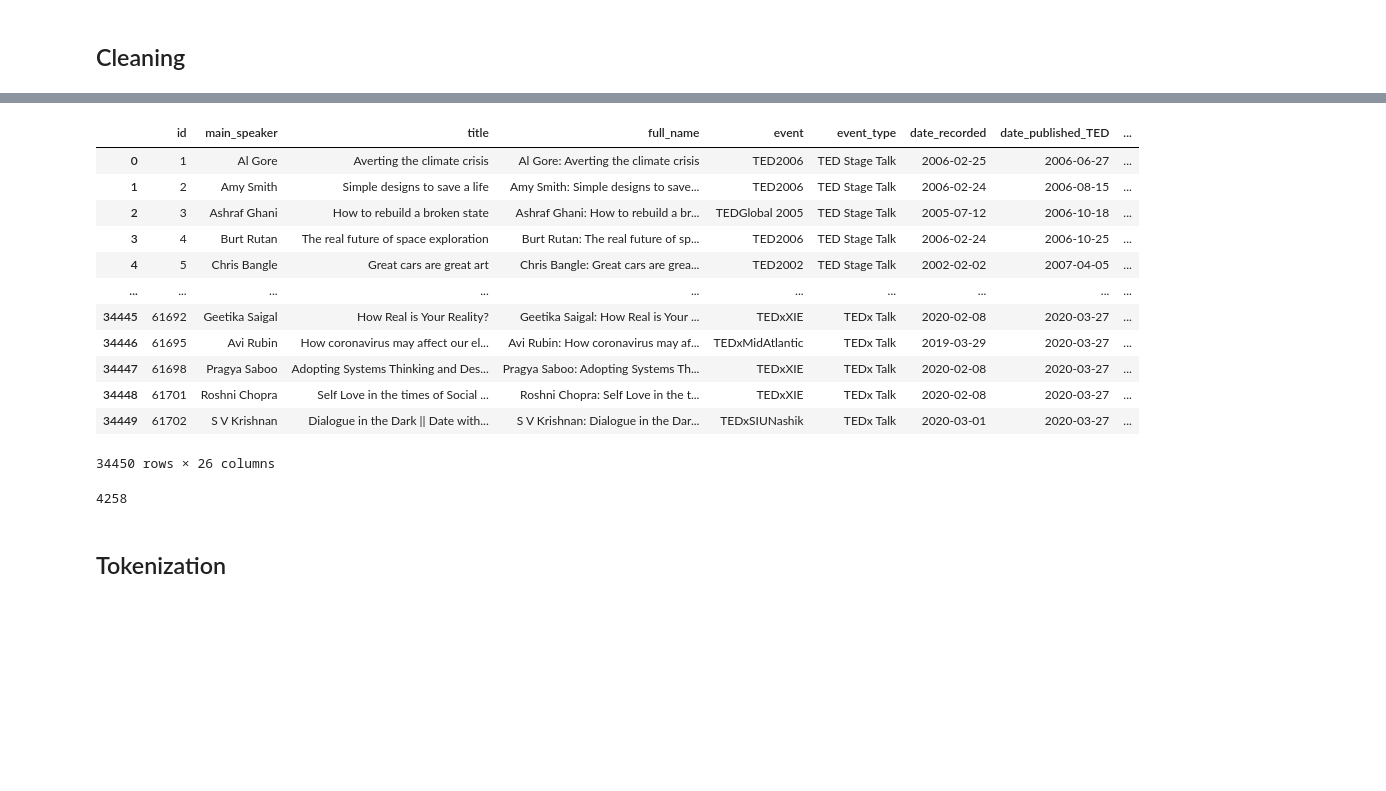
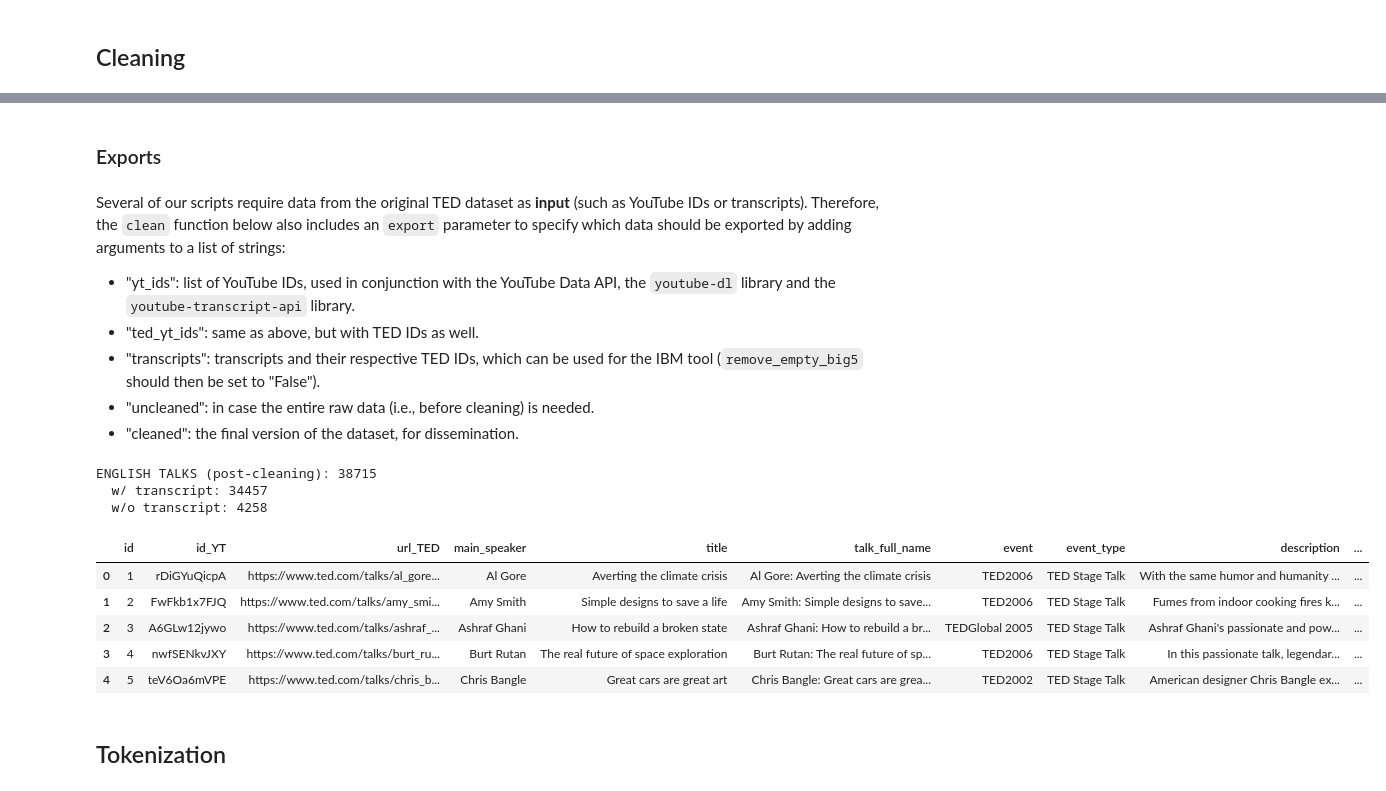
Before and after one commit to spycherf/TEDTalksLeadership, a Jupyter notebook: notebook.ipynb, the cells around one changed output, grey strips where cells are left out. Saved outputs shown, nothing was run; the diff lists cells and outputs as text; code cells hidden in the pictures; blank space fills up the shorter version.

```diff
--- a/notebook.ipynb
+++ b/notebook.ipynb
@@ -138,5 +189,10 @@ Since the TED, YouTube and IBM datasets are contained in separate CSV files, we
 import numpy as np
 import pandas as pd
 from IPython.display import display
+pd.set_option("display.max_columns", None)
 
-pd.set_option("display.max_columns", None)
+from notebook_functions import load_merge
+from notebook_functions import transcript_summary
+
+df = load_merge()
+transcript_summary(df)
@@ -143,11 +216,0 @@ pd.set_option("display.max_columns", None)
-# %%
-ted = pd.read_csv("data/metadata_transcripts/ted/output/ted_talks_TED_metadata_transcripts.csv")
-yt_metadata = pd.read_csv("data/metadata_transcripts/youtube/output/ted_talks_YT_metadata.csv")
-yt_transcripts = pd.read_csv("data/metadata_transcripts/youtube/output/ted_talks_YT_transcripts.csv")
-ibm = pd.read_csv("data/personality_profiles/output/personality_profiles_json.csv")
-
-df = ted.merge(yt_metadata, how="left", left_on="ext_id", right_on="id", suffixes=("_TED", "_YT"))
-df = df.merge(yt_transcripts, how="left", left_on="id_YT", right_on="yt_id", suffixes=("_TED", "_YT"))
-df = df.merge(ibm, how="left", left_on="id_TED", right_on="id")
-
-df.head(3)
@@ -208,25 +266,29 @@ _write about the latest cleaning ops added, fewer than 100 words for OCEAN, keep
+# %% [markdown]
+### Exports
+# %% [markdown]
+Several of our scripts require data from the original TED dataset as **input** (such as YouTube IDs or transcripts). Therefore, the `clean` function below also includes an `export` parameter to specify which data should be exported by adding arguments to a list of strings:
+
+* "yt_ids": list of YouTube IDs, used in conjunction with the YouTube Data API, the `youtube-dl` library and the `youtube-transcript-api` library.
+* "ted_yt_ids": same as above, but with TED IDs as well.
+* "transcripts": transcripts and their respective TED IDs, which can be used for the IBM tool (`remove_empty_big5` should then be set to "False").
+* "uncleaned": in case the entire raw data (i.e., before cleaning) is needed.
+* "cleaned": the final version of the dataset, for dissemination.
 # %%
 from notebook_functions import clean
-df, df_notranscript = clean(df, export=False)
-df
+df, df_notranscript = clean(df,
+                            remove_empty_big5=True,
+                            export=[])
+df.head(5)
 # %% [output]
+ENGLISH TALKS (post-cleaning): 38715
+  w/ transcript: 34457
+  w/o transcript: 4258
-|  | id | main_speaker | title | full_name | event | event_type | date_recorded | date_published_TED | ... |
-| 0 | 1 | Al Gore | Averting the climate crisis | Al Gore: Averting the climate crisis | TED2006 | TED Stage Talk | 2006-02-25 | 2006-06-27 | ... |
-| 1 | 2 | Amy Smith | Simple designs to save a life | Amy Smith: Simple designs to save... | TED2006 | TED Stage Talk | 2006-02-24 | 2006-08-15 | ... |
-| 2 | 3 | Ashraf Ghani | How to rebuild a broken state | Ashraf Ghani: How to rebuild a br... | TEDGlobal 2005 | TED Stage Talk | 2005-07-12 | 2006-10-18 | ... |
-| 3 | 4 | Burt Rutan | The real future of space exploration | Burt Rutan: The real future of sp... | TED2006 | TED Stage Talk | 2006-02-24 | 2006-10-25 | ... |
-| 4 | 5 | Chris Bangle | Great cars are great art | Chris Bangle: Great cars are grea... | TED2002 | TED Stage Talk | 2002-02-02 | 2007-04-05 | ... |
-| ... | ... | ... | ... | ... | ... | ... | ... | ... | ... |
-| 34445 | 61692 | Geetika Saigal | How Real is Your Reality? | Geetika Saigal: How Real is Your ... | TEDxXIE | TEDx Talk | 2020-02-08 | 2020-03-27 | ... |
-| 34446 | 61695 | Avi Rubin | How coronavirus may affect our el... | Avi Rubin: How coronavirus may af... | TEDxMidAtlantic | TEDx Talk | 2019-03-29 | 2020-03-27 | ... |
-| 34447 | 61698 | Pragya Saboo | Adopting Systems Thinking and Des... | Pragya Saboo: Adopting Systems Th... | TEDxXIE | TEDx Talk | 2020-02-08 | 2020-03-27 | ... |
-| 34448 | 61701 | Roshni Chopra | Self Love in the times of Social ... | Roshni Chopra: Self Love in the t... | TEDxXIE | TEDx Talk | 2020-02-08 | 2020-03-27 | ... |
-| 34449 | 61702 | S V Krishnan | Dialogue in the Dark || Date with... | S V Krishnan: Dialogue in the Dar... | TEDxSIUNashik | TEDx Talk | 2020-03-01 | 2020-03-27 | ... |
+|  | id | id_YT | url_TED | main_speaker | title | talk_full_name | event | event_type | description | ... |
+| 0 | 1 | rDiGYuQicpA | https://www.ted.com/talks/al_gore... | Al Gore | Averting the climate crisis | Al Gore: Averting the climate crisis | TED2006 | TED Stage Talk | With the same humor and humanity ... | ... |
+| 1 | 2 | FwFkb1x7FJQ | https://www.ted.com/talks/amy_smi... | Amy Smith | Simple designs to save a life | Amy Smith: Simple designs to save... | TED2006 | TED Stage Talk | Fumes from indoor cooking fires k... | ... |
+| 2 | 3 | A6GLw12jywo | https://www.ted.com/talks/ashraf_... | Ashraf Ghani | How to rebuild a broken state | Ashraf Ghani: How to rebuild a br... | TEDGlobal 2005 | TED Stage Talk | Ashraf Ghani's passionate and pow... | ... |
+| 3 | 4 | nwfSENkvJXY | https://www.ted.com/talks/burt_ru... | Burt Rutan | The real future of space exploration | Burt Rutan: The real future of sp... | TED2006 | TED Stage Talk | In this passionate talk, legendar... | ... |
+| 4 | 5 | teV6Oa6mVPE | https://www.ted.com/talks/chris_b... | Chris Bangle | Great cars are great art | Chris Bangle: Great cars are grea... | TED2002 | TED Stage Talk | American designer Chris Bangle ex... | ... |
-34450 rows × 26 columns
-# %%
-df_notranscript.shape[0]
-# %% [output]
-4258
 # %% [markdown]
 ## Tokenization
 # %% [markdown]
```
Also changed, not shown: parts of 43 cells of this notebook, 1 other file.
